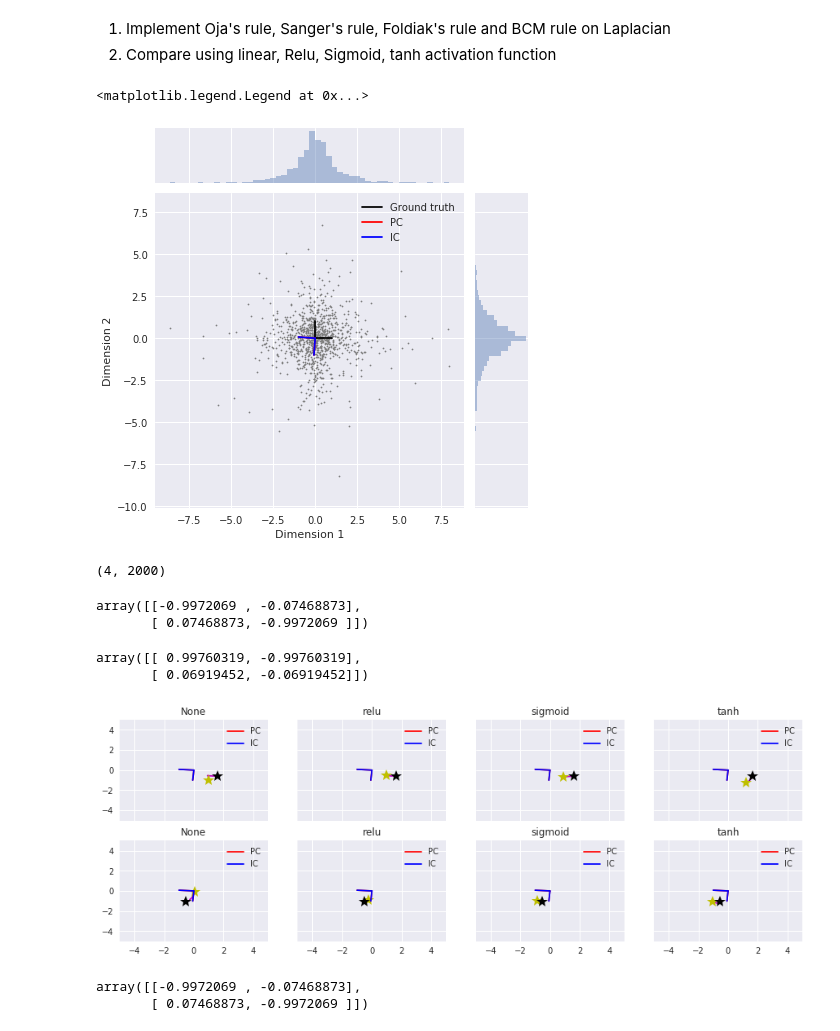
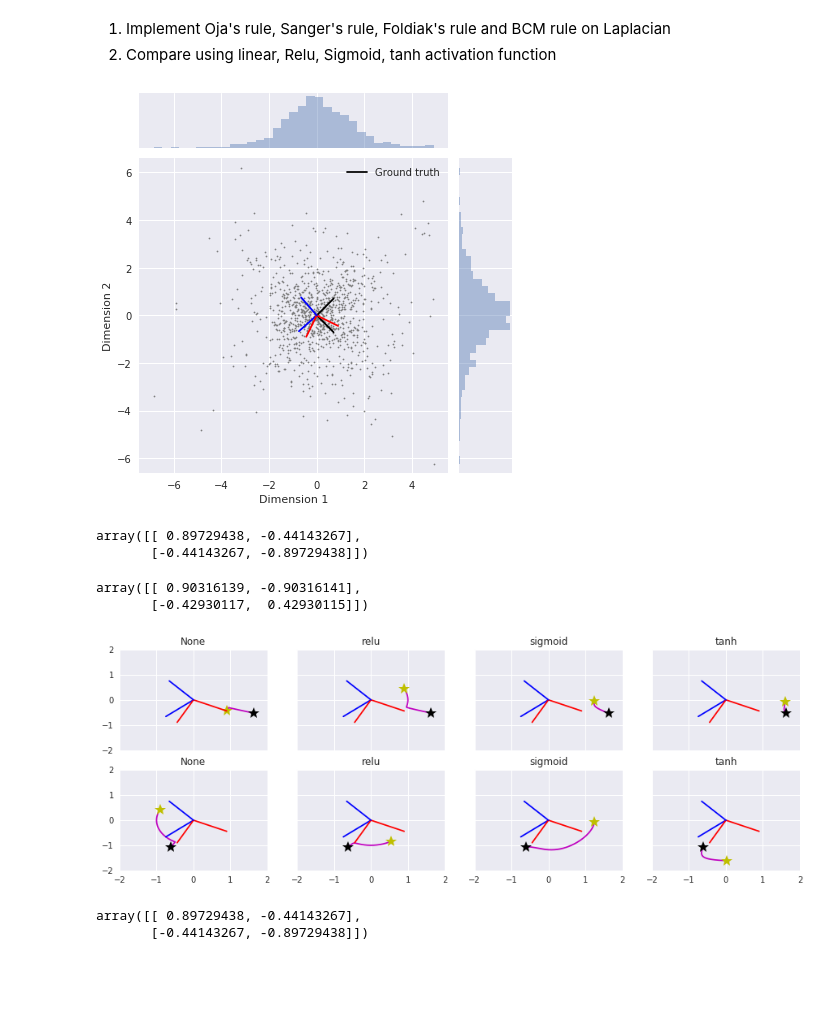
Before and after one commit to ShuangLiBCM/local_lr_unsup, a Jupyter notebook: notebooks/Local_lr_feature_extraction_laplacian.ipynb, the cells around one changed output. Cells and saved outputs as stored; diff of their text form; code cells hidden in the pictures; blank space fills up the shorter version.

Commit message:
Updated training with laplacian data

```diff
--- a/notebooks/Local_lr_feature_extraction_laplacian.ipynb
+++ b/notebooks/Local_lr_feature_extraction_laplacian.ipynb
@@ -26,7 +26,7 @@ from sklearn.decomposition import PCA
 from sklearn.decomposition import FastICA
 # %%
 # Load dataset
-data, data_w = data_loader.load_laplace(loc = 0, scale = 1, sample_size = 1000 , dimension = 2,skew = False, whiten = False, rotation = False, Affine = False, iffigure = True)
+data, data_w = data_loader.load_laplace(loc = 0, scale = 1, sample_size = 1000 , dimension = 2,seed=0, skew = False, whiten = False, rotation = True, Affine = False, iffigure = True)
 # Plot the scaled version of independent direction (unit length)
 w_tmp = data_w
 w_norm = np.sqrt(np.sum(np.square(w_tmp), keepdims=True, axis=1))
@@ -37,28 +37,29 @@ plt.plot([0,w_tmp[1][0]],[0,w_tmp[1][1]],'k')
 #plt.plot(data_w[:,0], data_w[:,1],'.k', ms=4)
 plt.gca().set_aspect(1)
 
-pca = PCA(n_components=2)
+n_components = 2
+pca = PCA(n_components)
 pca.fit_transform(data)
 PC2 = pca.components_
 
-ica = FastICA(n_components=2)
+ica = FastICA(n_components)
 ica.fit_transform(data)
-IC2 = pca.components_
+IC2 = ica.components_
+IC_norm = np.sqrt(np.sum(np.square(IC2), keepdims=True, axis=1))
+IC2 = IC2/IC_norm
 
-plt.plot([0,PC2[0][0]], [0,PC2[1][0]], 'r', label = 'PC')
-plt.plot([0,PC2[0][1]], [0,PC2[1][1]], 'r', )
-plt.plot([0,IC2[0][0]], [0,IC2[1][0]], 'b', label = 'IC')
-plt.plot([0,IC2[0][1]], [0,IC2[1][1]], 'b', )
-plt.legend()
+for i in range(n_components):
+    plt.plot([0,PC2[i,0]], [0,PC2[i,1]], 'r')
+    plt.plot([0,IC2[i,0]], [0,IC2[i,1]], 'b')
+    plt.legend()
 # %% [output]
-<matplotlib.legend.Legend at 0x...>
-[figure, old version]
+[figure, new version]
 # %%
 # Train with Oja's learning rule, plot the trajectory
 from local_lr import Oja_cl
 
 learning_rate = 0.0001
-epoch = 2000
+epoch = 3000
 np.random.seed(1)
 n_input = 2
 n_output = 2
@@ -78,52 +79,48 @@ for i in range(len(nonlinear)):
         kwarg = oja_up(data, y, **kwarg)
     w_track[nonlinear[i]] = w_track_tmp
     w_final[nonlinear[i]] = kwarg['w']
-# %%
-test = np.hstack(w_track[None])
-test.shape
-# %% [output]
-(4, 2000)
 # %%
 PC2
 # %% [output]
-array([[-0.9972069 , -0.07468873],
-       [ 0.07468873, -0.9972069 ]])
+array([[ 0.89729438, -0.44143267],
+       [-0.44143267, -0.89729438]])
 # %%
 w_final[None]
 # %% [output]
-array([[ 0.99760319, -0.99760319],
-       [ 0.06919452, -0.06919452]])
+array([[ 0.90316139, -0.90316141],
+       [-0.42930117,  0.42930115]])
 # %%
 # Plot the training trajectory
 n_row = n_output
 n_col = 4
 
 fig, ax = plt.subplots(n_row ,n_col, sharex=True, sharey=True)
 fig.set_figheight(5)
 fig.set_figwidth(15)
 for i in range(n_row):
     for j in range(n_col):
         nonlinear_type = nonlinear[j]
-        bcm_data_w = np.hstack(w_track[nonlinear_type])
+        data_w = np.hstack(w_track[nonlinear_type])
         if n_row > 1:
             g = ax[i][j]
         else:
             g = ax[j]
 
-        g.plot(bcm_data_w[i * n_row,:], bcm_data_w[i * n_row+1,:], 'm', rasterized= True)
-        g.plot(bcm_data_w[i * n_row,-1], bcm_data_w[i * n_row+1,-1], 'y*', ms=15, rasterized= True)
+        g.plot(data_w[i,:], data_w[i + n_row,:], 'm', rasterized= True)
+        g.plot(data_w[i,-1], data_w[i + n_row,-1], 'y*', ms=15, rasterized= True)
         g.set_title(nonlinear_type)
-        g.plot(bcm_data_w[i * n_row, 0], bcm_data_w[i * n_row+1, 0], 'k*', ms=15, rasterized= True)
+        g.plot(data_w[i, 0], data_w[i+n_row, 0], 'k*', ms=15, rasterized= True)
         g.set_xlim([-5,5])
         g.set_ylim([-5,5])
 
-        g.plot([0,PC2[0][0]], [0,PC2[1][0]], 'r', label = 'PC')
-        g.plot([0,PC2[0][1]], [0,PC2[1][1]], 'r', )
-        g.plot([0,IC2[0][0]], [0,IC2[1][0]], 'b', label = 'IC')
-        g.plot([0,IC2[0][1]], [0,IC2[1][1]], 'b', )
-        g.legend()
+        for k in range(n_components):
+            g.plot([0,PC2[k,0]], [0,PC2[k,1]], 'r')
+            g.plot([0,IC2[k,0]], [0,IC2[k,1]], 'b')
+
+        g.set_xlim([-2,2])
+        g.set_ylim([-2,2])
 # %% [output]
-[figure, old version]
+[figure, new version]
 # %%
 # Train with Oja's learning rule, plot the trajectory
 from local_lr import Sanger_cl
@@ -152,8 +149,8 @@ for i in range(len(nonlinear)):
 # %%
 PC2
 # %% [output]
-array([[-0.9972069 , -0.07468873],
-       [ 0.07468873, -0.9972069 ]])
+array([[ 0.89729438, -0.44143267],
+       [-0.44143267, -0.89729438]])
 # %%
 w_final[None]
 # %% [output]
```
Also changed, not shown: parts of 11 cells of this notebook, 4 other files.
